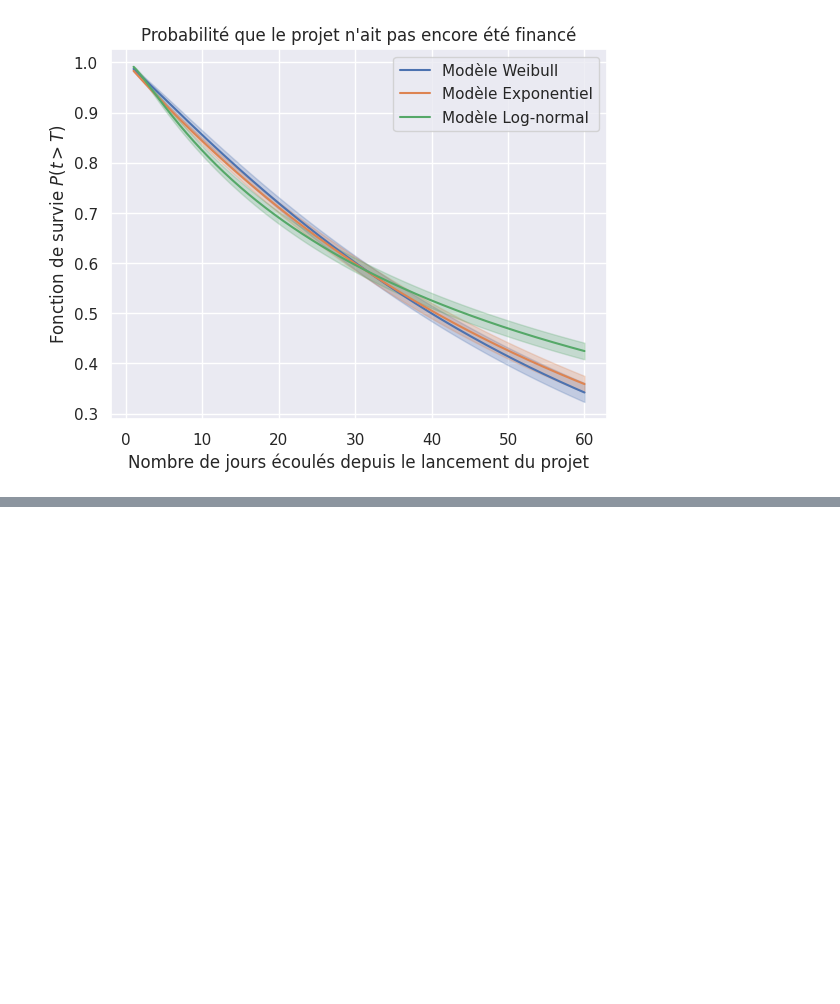
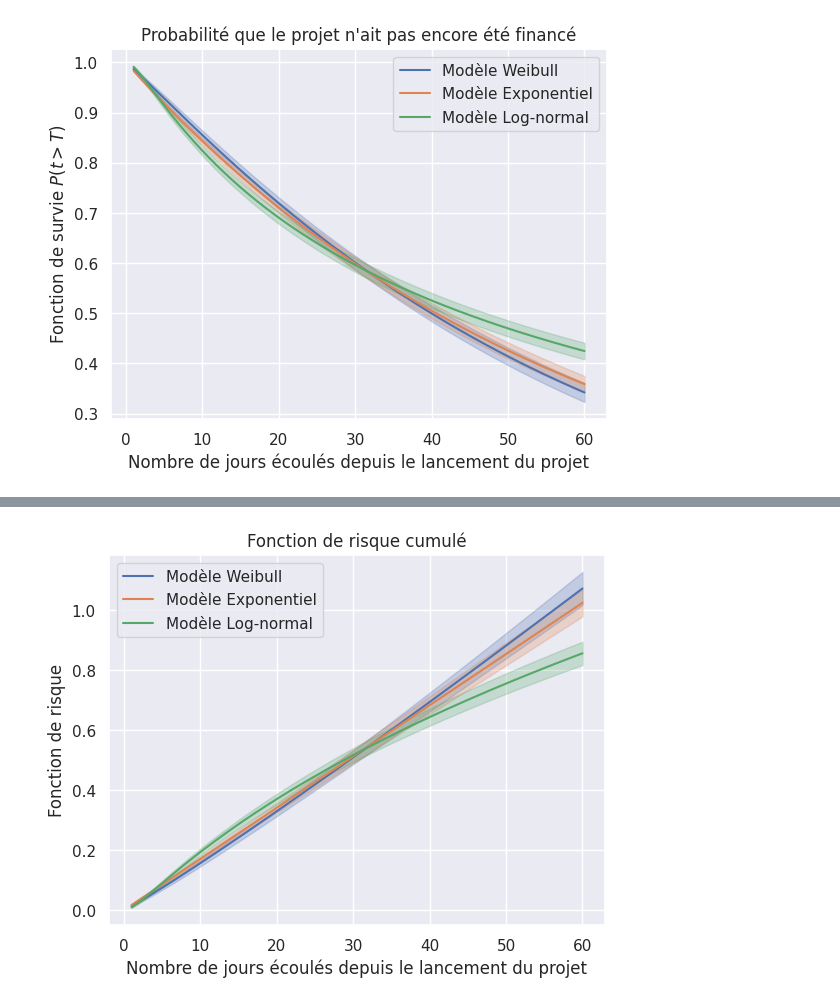
Before and after one commit to Ab2nour/kickstarter-project-analysis, a Jupyter notebook: src/notebooks/parametric_estimation.ipynb, the cells around one changed output, grey strips where cells are left out. Saved outputs shown, nothing was run; the diff lists cells and outputs as text; code cells hidden in the pictures; blank space fills up the shorter version.

```diff
--- a/src/notebooks/parametric_estimation.ipynb
+++ b/src/notebooks/parametric_estimation.ipynb
@@ -32,0 +44,4 @@ plot_estimations(models, event_times, event_observed, same_plot=True)
+# %%
+plot_hazard_estimations(models, event_times, event_observed, same_plot=True)
+# %% [output]
+[figure, added]
```
Also changed, not shown: parts of 6 cells of this notebook, 1 other file.
